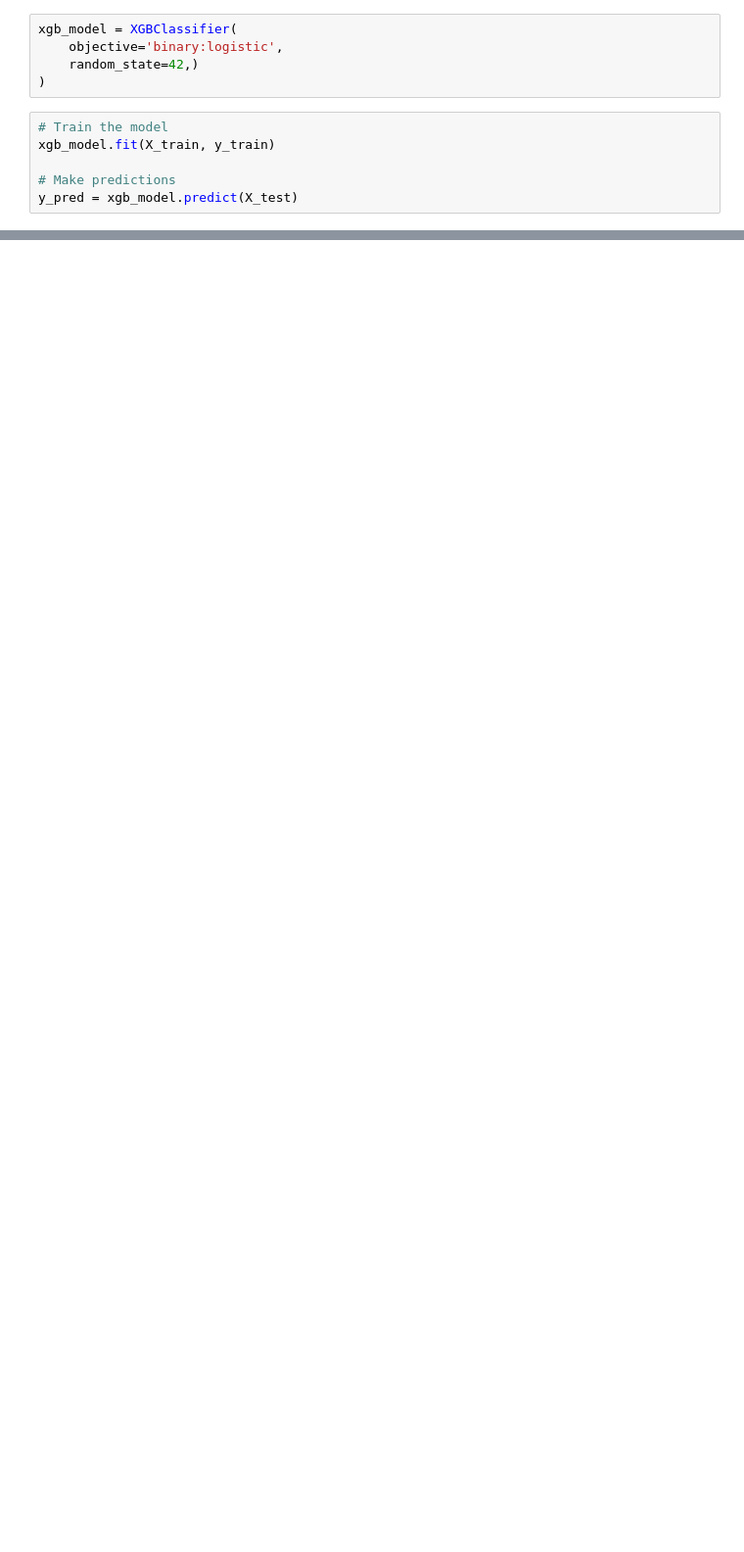
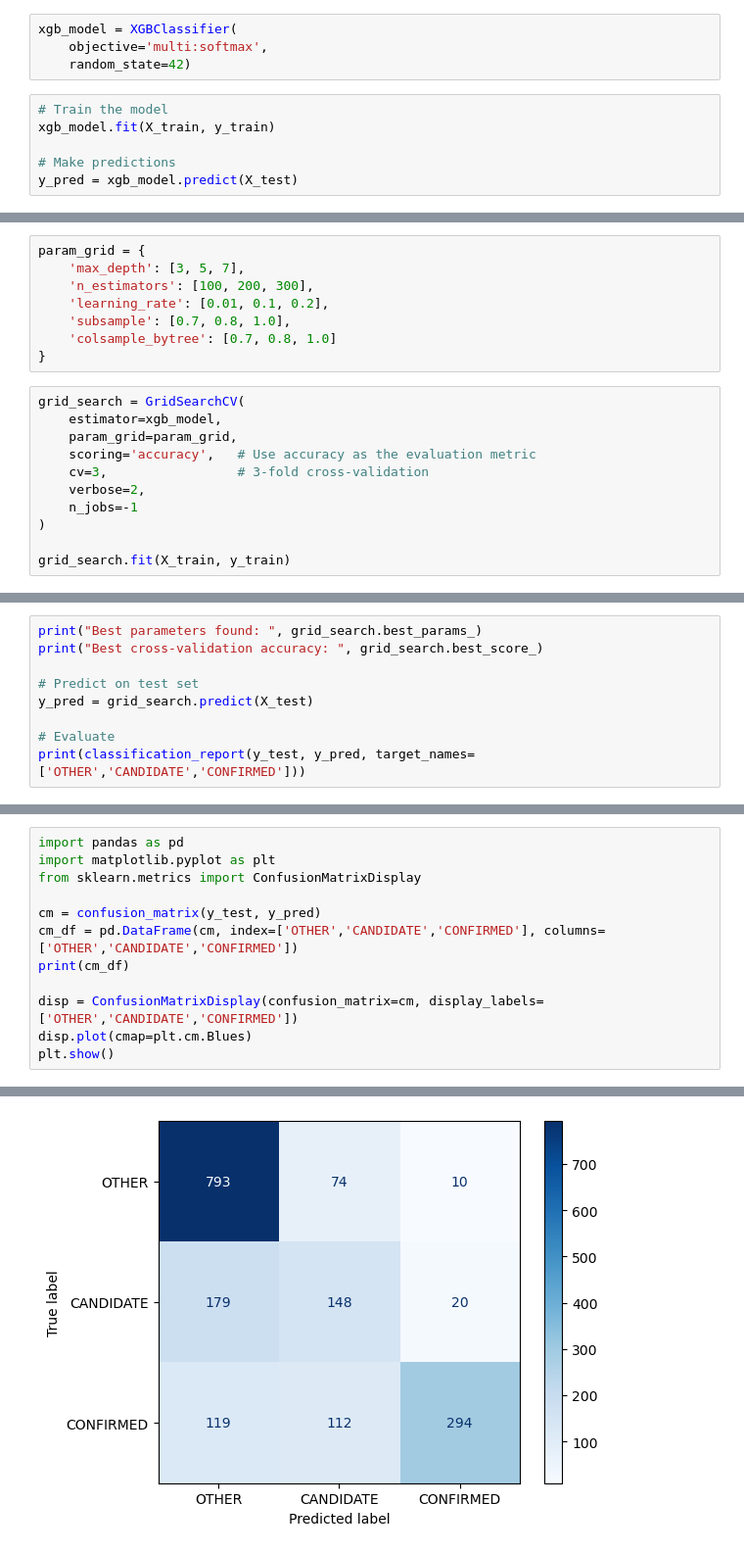
Before and after one commit to santirdzrmz/exoplanetproyect, a Jupyter notebook: testinit.ipynb, the cells around one changed output, grey strips where cells are left out. Shown: that part at 98% size. Cells and saved outputs as stored; diff of their text form; blank space fills up the shorter version.

```diff
--- a/testinit.ipynb
+++ b/testinit.ipynb
@@ -148,8 +162,7 @@ ModuleNotFoundError: No module named 'xgboost'
 # %%
 xgb_model = XGBClassifier(
-    objective='binary:logistic',
-    random_state=42,)
-)
+    objective='multi:softmax',
+    random_state=42)
 # %%
 # Train the model
 xgb_model.fit(X_train, y_train)
@@ -160,0 +184,19 @@ print("Accuracy:", sk.metrics.accuracy_score(y_test, y_pred))
+# %%
+param_grid = {
+    'max_depth': [3, 5, 7],
+    'n_estimators': [100, 200, 300],
+    'learning_rate': [0.01, 0.1, 0.2],
+    'subsample': [0.7, 0.8, 1.0],
+    'colsample_bytree': [0.7, 0.8, 1.0]
+}
+# %%
+grid_search = GridSearchCV(
+    estimator=xgb_model,
+    param_grid=param_grid,
+    scoring='accuracy',   # Use accuracy as the evaluation metric
+    cv=3,                 # 3-fold cross-validation
+    verbose=2,
+    n_jobs=-1
+)
+
+grid_search.fit(X_train, y_train)
@@ -160,0 +222,9 @@ print("Accuracy:", sk.metrics.accuracy_score(y_test, y_pred))
+# %%
+print("Best parameters found: ", grid_search.best_params_)
+print("Best cross-validation accuracy: ", grid_search.best_score_)
+
+# Predict on test set
+y_pred = grid_search.predict(X_test)
+
+# Evaluate
+print(classification_report(y_test, y_pred, target_names=['OTHER','CANDIDATE','CONFIRMED']))
@@ -160,0 +243,13 @@ print("Accuracy:", sk.metrics.accuracy_score(y_test, y_pred))
+# %%
+import pandas as pd
+import matplotlib.pyplot as plt
+from sklearn.metrics import ConfusionMatrixDisplay
+
+cm = confusion_matrix(y_test, y_pred)
+cm_df = pd.DataFrame(cm, index=['OTHER','CANDIDATE','CONFIRMED'], columns=['OTHER','CANDIDATE','CONFIRMED'])
+print(cm_df)
+
+disp = ConfusionMatrixDisplay(confusion_matrix=cm, display_labels=['OTHER','CANDIDATE','CONFIRMED'])
+disp.plot(cmap=plt.cm.Blues)
+plt.show()
+# %% [output]
@@ -160,0 +260 @@ print("Accuracy:", sk.metrics.accuracy_score(y_test, y_pred))
+[figure, added]
```
Also changed, not shown: parts of 24 cells of this notebook, 11 other files.
